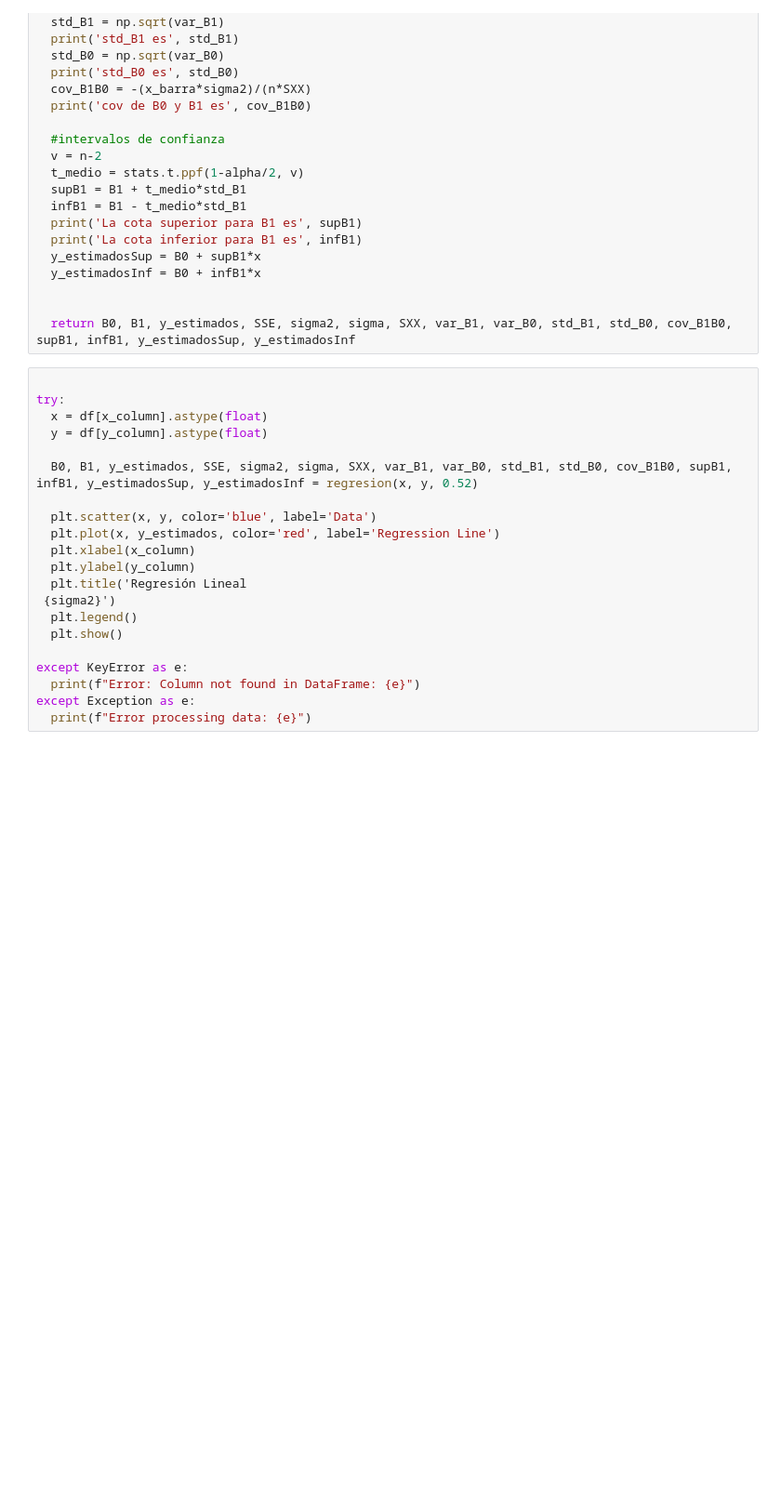
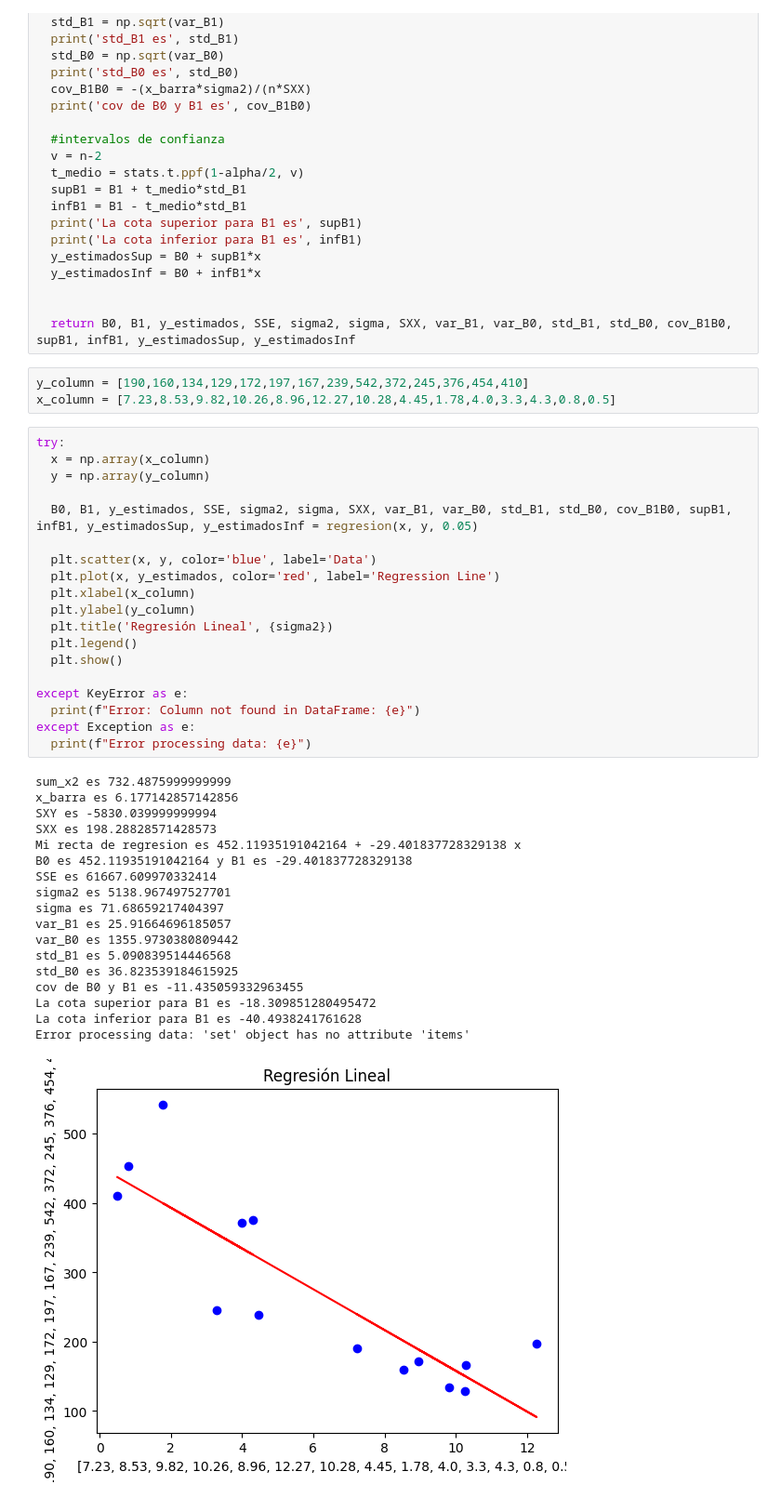
Before and after one commit to LauraCD2/23_nba, a Jupyter notebook: class_regression.ipynb, the cells around one changed output. Shown at 93% size. Cells and saved outputs as stored; diff of their text form; blank space fills up the shorter version.

```diff
--- a/class_regression.ipynb
+++ b/class_regression.ipynb
@@ -62,24 +62,44 @@ def regresion(x, y, alpha):
 
 
   return B0, B1, y_estimados, SSE, sigma2, sigma, SXX, var_B1, var_B0, std_B1, std_B0, cov_B1B0, supB1, infB1, y_estimadosSup, y_estimadosInf
+# %%
+y_column = [190,160,134,129,172,197,167,239,542,372,245,376,454,410]
+x_column = [7.23,8.53,9.82,10.26,8.96,12.27,10.28,4.45,1.78,4.0,3.3,4.3,0.8,0.5]
 # %%
+try:
+  x = np.array(x_column)
+  y = np.array(y_column)
 
-try:
-  x = df[x_column].astype(float)
-  y = df[y_column].astype(float)
-
-  B0, B1, y_estimados, SSE, sigma2, sigma, SXX, var_B1, var_B0, std_B1, std_B0, cov_B1B0, supB1, infB1, y_estimadosSup, y_estimadosInf = regresion(x, y, 0.52)
+  B0, B1, y_estimados, SSE, sigma2, sigma, SXX, var_B1, var_B0, std_B1, std_B0, cov_B1B0, supB1, infB1, y_estimadosSup, y_estimadosInf = regresion(x, y, 0.05)
 
   plt.scatter(x, y, color='blue', label='Data')
   plt.plot(x, y_estimados, color='red', label='Regression Line')
   plt.xlabel(x_column)
   plt.ylabel(y_column)
-  plt.title('Regresión Lineal
- {sigma2}')
+  plt.title('Regresión Lineal', {sigma2})
   plt.legend()
   plt.show()
 
 except KeyError as e:
   print(f"Error: Column not found in DataFrame: {e}")
 except Exception as e:
   print(f"Error processing data: {e}")
+# %% [output]
+sum_x2 es 732.4875999999999
+x_barra es 6.177142857142856
+SXY es -5830.039999999994
+SXX es 198.28828571428573
+Mi recta de regresion es 452.11935191042164 + -29.401837728329138 x
+B0 es 452.11935191042164 y B1 es -29.401837728329138
+SSE es 61667.609970332414
+sigma2 es 5138.967497527701
+sigma es 71.68659217404397
+var_B1 es 25.91664696185057
+var_B0 es 1355.9730380809442
+std_B1 es 5.090839514446568
+std_B0 es 36.823539184615925
+cov de B0 y B1 es -11.435059332963455
+La cota superior para B1 es -18.309851280495472
+La cota inferior para B1 es -40.4938241761628
+Error processing data: 'set' object has no attribute 'items'
+[figure, added]
```
Also changed, not shown: parts of 1 cell of this notebook.
